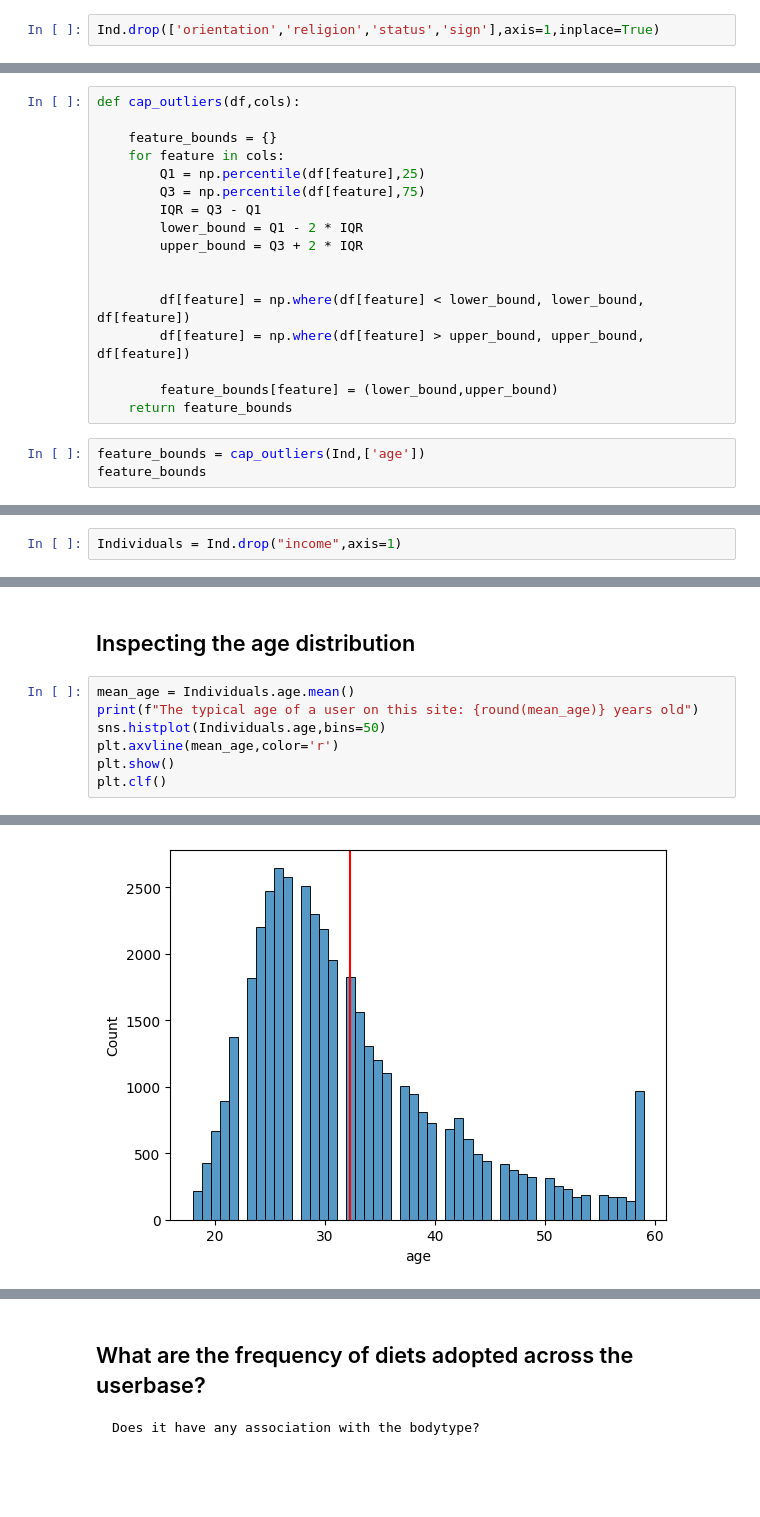
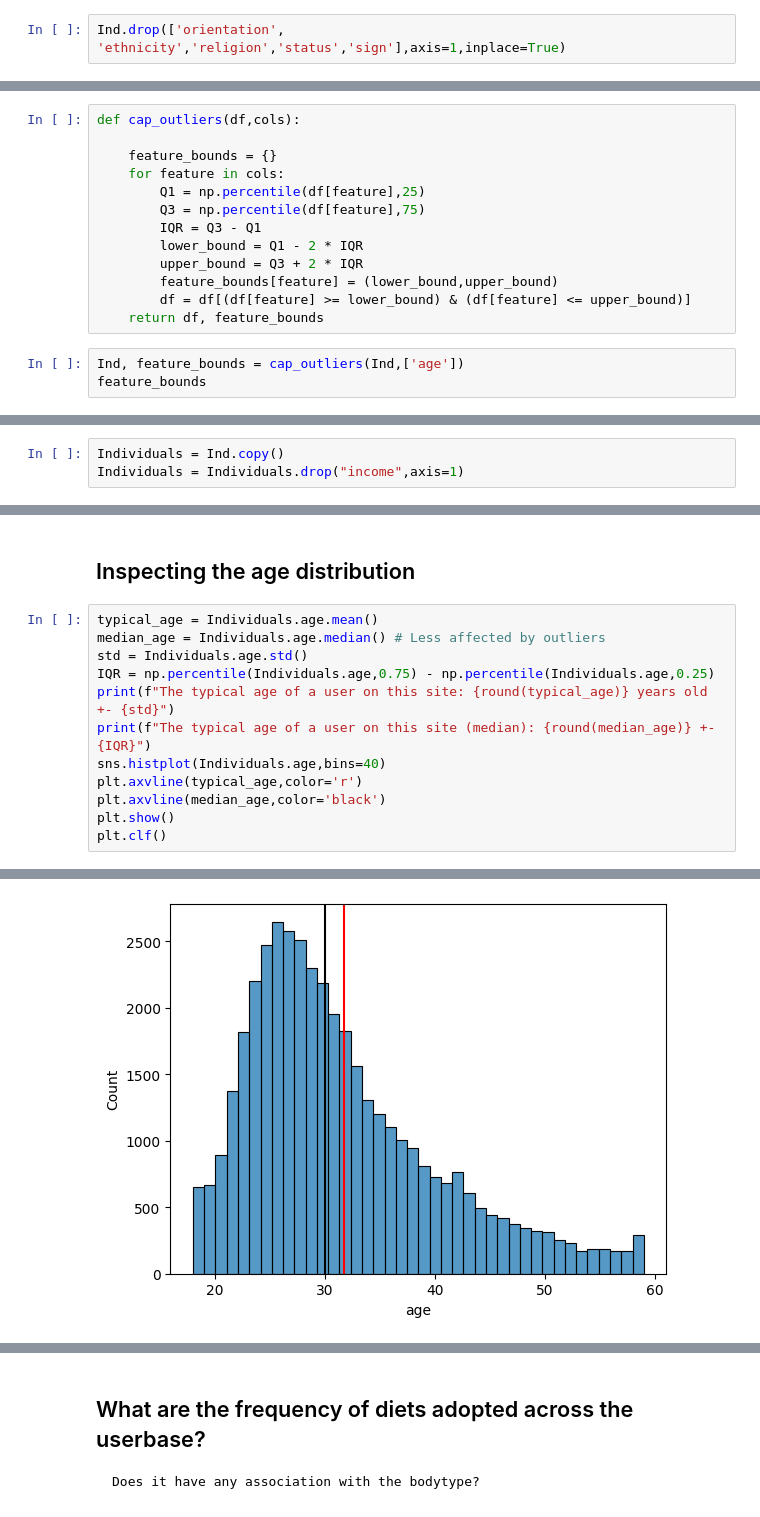
Before and after one commit to YSKAA423/OkCupid-Date-A-Scientist, a Jupyter notebook: Recommend_a_peer.ipynb, the cells around one changed output, grey strips where cells are left out. Drawn from its saved outputs; the diff is of its cells as text; blank space fills up the shorter version.

```diff
--- a/Recommend_a_peer.ipynb
+++ b/Recommend_a_peer.ipynb
@@ -179,7 +185,7 @@ Index(['essay0', 'essay1', 'essay2', 'essay3', 'essay4', 'essay5', 'essay6',
 # %%
 Ind.drop(Ind.filter(regex = "essay[0-9]").columns, axis=1,inplace=True)
 # %%
-Ind.drop(['orientation','religion','status','sign'],axis=1,inplace=True)
+Ind.drop(['orientation', 'ethnicity','religion','status','sign'],axis=1,inplace=True)
 # %%
 Ind.columns
 # %% [output]
@@ -408,15 +410,11 @@ def cap_outliers(df,cols):
         IQR = Q3 - Q1
         lower_bound = Q1 - 2 * IQR
         upper_bound = Q3 + 2 * IQR
-
-
-        df[feature] = np.where(df[feature] < lower_bound, lower_bound, df[feature])
-        df[feature] = np.where(df[feature] > upper_bound, upper_bound, df[feature])
-
         feature_bounds[feature] = (lower_bound,upper_bound)
-    return feature_bounds
+        df = df[(df[feature] >= lower_bound) & (df[feature] <= upper_bound)]
+    return df, feature_bounds
 # %%
-feature_bounds = cap_outliers(Ind,['age'])
+Ind, feature_bounds = cap_outliers(Ind,['age'])
 feature_bounds
 # %% [output]
 {'age': (4.0, 59.0)}
@@ -471,7 +469,8 @@ plt.clf()
 # %% [markdown]
 > ### I will drop the income column (converted to category bins) and assign it to a new dataframe
 # %%
-Individuals = Ind.drop("income",axis=1)
+Individuals = Ind.copy()
+Individuals = Individuals.drop("income",axis=1)
 # %%
 Individuals.head()
 # %% [output]
@@ -529,10 +528,15 @@ I had the following list drafter to explore univariate (A statistic about a sing
 # %% [markdown]
 ## Inspecting the age distribution
 # %%
-mean_age = Individuals.age.mean()
-print(f"The typical age of a user on this site: {round(mean_age)} years old")
-sns.histplot(Individuals.age,bins=50)
-plt.axvline(mean_age,color='r')
+typical_age = Individuals.age.mean()
+median_age = Individuals.age.median() # Less affected by outliers
+std = Individuals.age.std()
+IQR = np.percentile(Individuals.age,0.75) - np.percentile(Individuals.age,0.25)
+print(f"The typical age of a user on this site: {round(typical_age)} years old +- {std}")
+print(f"The typical age of a user on this site (median): {round(median_age)} +- {IQR}")
+sns.histplot(Individuals.age,bins=40)
+plt.axvline(typical_age,color='r')
+plt.axvline(median_age,color='black')
 plt.show()
 plt.clf()
 # %% [output]
@@ -540,2 +545,2 @@ The typical age of a user on this site: 32 years old
-[figure, old version]
+[figure, new version]
 <Figure size 640x480 with 0 Axes>
```
Also changed, not shown: parts of 58 cells of this notebook.
